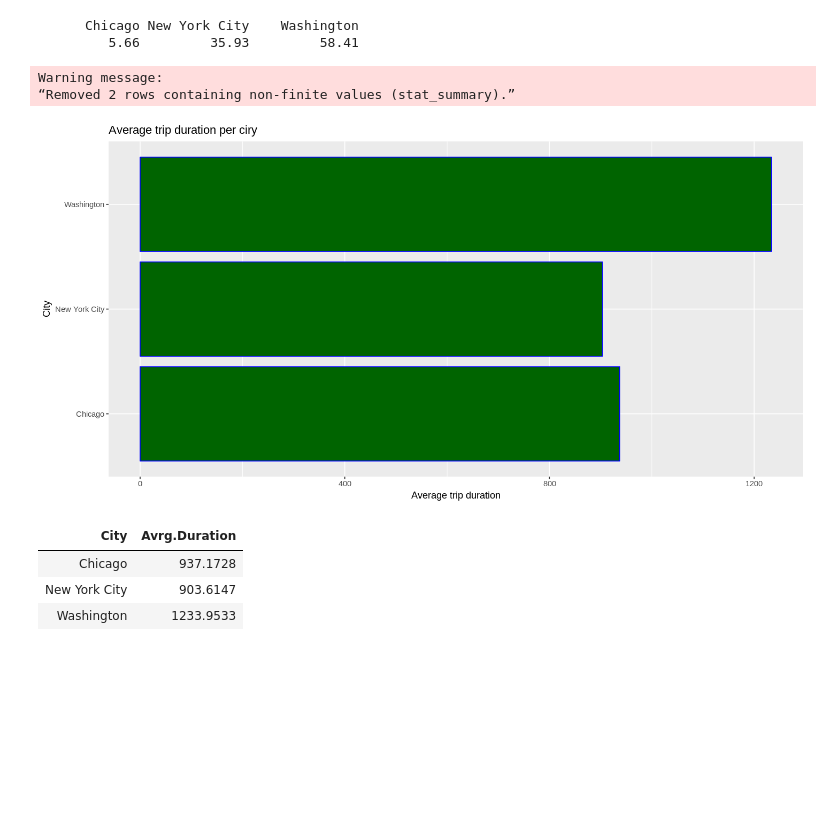
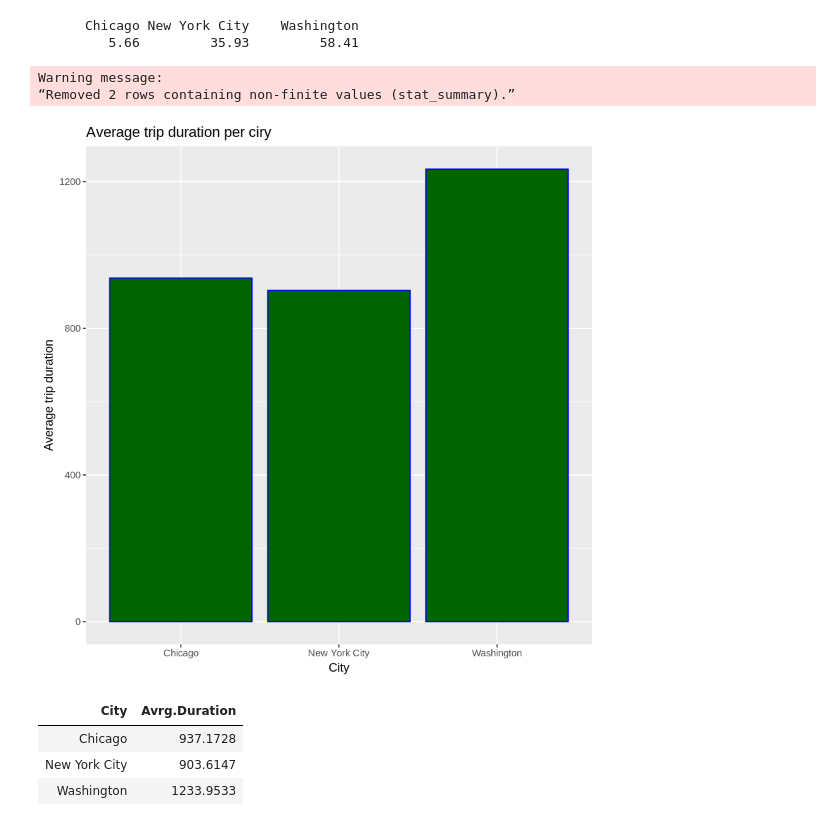
Before and after one commit to apdomran/pdsnd_github, a Jupyter notebook: Explore_bikeshare_data.ipynb, the cells around one changed output. Cells and saved outputs as stored; diff of their text form; code cells hidden in the pictures; blank space fills up the shorter version.

Commit message:
Editing the first plot

```diff
--- a/Explore_bikeshare_data.ipynb
+++ b/Explore_bikeshare_data.ipynb
@@ -86,14 +92,13 @@ round((travellers_count / sum(travellers_count) * 100), digits = 2)
 # %%
 # Plotting
 ggplot(aes(x = City, y = Trip.Duration), data = city) +
     geom_bar(position = 'dodge', stat = "summary", fun.y = "mean", fill = "darkgreen", colour="blue") +
     ggtitle('Average trip duration per ciry') +
-    labs(y = 'Average trip duration', x = 'City') +
-    coord_flip()
+    labs(y = 'Average trip duration', x = 'City')
 # %% [output]
 Warning message:
 “Removed 2 rows containing non-finite values (stat_summary).”
-[figure, old version]
+[figure, new version]
 # %%
 Summary <- with(city, aggregate(list(Trip.Duration), by = list(City),
                    FUN = function(x) { mon.mean = mean(x, na.rm = TRUE) } ))
```
Also changed, not shown: parts of 3 cells of this notebook.
